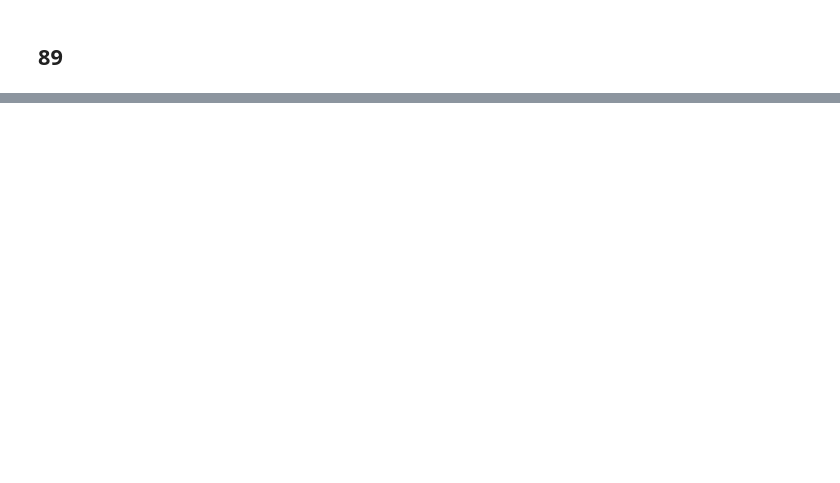
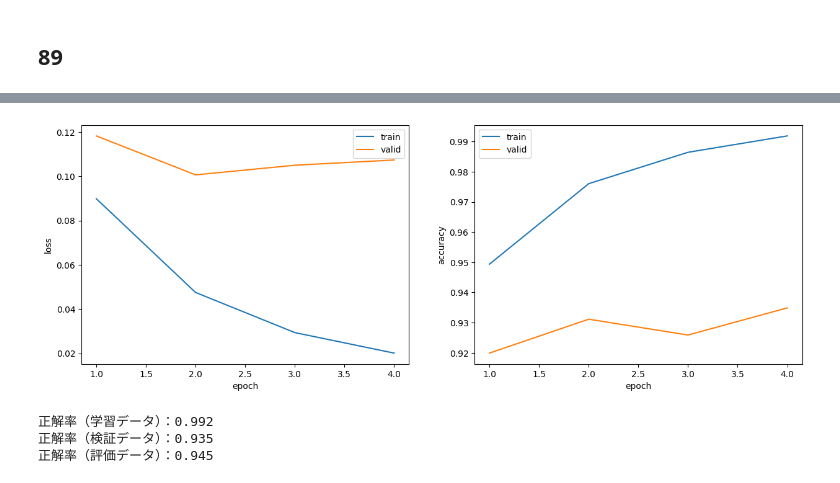
Before and after one commit to tmu-nlp/100knock2023, a Jupyter notebook: souto/chapter09/Chatpter09.ipynb, the cells around one changed output, grey strips where cells are left out. Saved outputs shown, nothing was run; the diff lists cells and outputs as text; code cells hidden in the pictures; blank space fills up the shorter version.

```diff
--- a/souto/chapter09/Chatpter09.ipynb
+++ b/souto/chapter09/Chatpter09.ipynb
@@ -574,0 +1090,22 @@ print(f'正解率（評価データ）：{acc_test:.3f}')
+# %%
+# パラメータの設定
+DROP_RATE = 0.4
+OUTPUT_SIZE = 4
+BATCH_SIZE = 32
+NUM_EPOCHS = 4
+LEARNING_RATE = 2e-5
+
+# モデルの定義
+model = BERTClass(DROP_RATE, OUTPUT_SIZE)
+
+# 損失関数の定義
+criterion = torch.nn.BCEWithLogitsLoss()
+
+# オプティマイザの定義
+optimizer = torch.optim.AdamW(params=model.parameters(), lr=LEARNING_RATE)
+
+# デバイスの指定
+device = 'cuda' if cuda.is_available() else 'cpu'
+
+# モデルの学習
+log = train_model(dataset_train, dataset_valid, BATCH_SIZE, model, criterion, optimizer, NUM_EPOCHS, device=device)
@@ -574,0 +1120,49 @@ print(f'正解率（評価データ）：{acc_test:.3f}')
+# %%
+# ログの可視化
+x_axis = [x for x in range(1, len(log['train']) + 1)]
+fig, ax = plt.subplots(1, 2, figsize=(15, 5))
+ax[0].plot(x_axis, np.array(log['train']).T[0], label='train')
+ax[0].plot(x_axis, np.array(log['valid']).T[0], label='valid')
+ax[0].set_xlabel('epoch')
+ax[0].set_ylabel('loss')
+ax[0].legend()
+ax[1].plot(x_axis, np.array(log['train']).T[1], label='train')
+ax[1].plot(x_axis, np.array(log['valid']).T[1], label='valid')
+ax[1].set_xlabel('epoch')
+ax[1].set_ylabel('accuracy')
+ax[1].legend()
+plt.show()
+# %% [output]
+[figure, added]
+# %%
+# 正解率の算出
+def calculate_accuracy(model, dataset, device):
+  # Dataloaderの作成
+  loader = DataLoader(dataset, batch_size=len(dataset), shuffle=False)
+
+  model.eval()
+  total = 0
+  correct = 0
+  with torch.no_grad():
+    for data in loader:
+      # デバイスの指定
+      ids = data['ids'].to(device)
+      mask = data['mask'].to(device)
+      labels = data['labels'].to(device)
+
+      # 順伝播 + 予測値の取得 + 正解数のカウント
+      outputs = model.forward(ids, mask)
+      pred = torch.argmax(outputs, dim=-1).cpu().numpy()
+      labels = torch.argmax(labels, dim=-1).cpu().numpy()
+      total += len(labels)
+      correct += (pred == labels).sum().item()
+
+  return correct / total
+
+print(f'正解率（学習データ）：{calculate_accuracy(model, dataset_train, device):.3f}')
+print(f'正解率（検証データ）：{calculate_accuracy(model, dataset_valid, device):.3f}')
+print(f'正解率（評価データ）：{calculate_accuracy(model, dataset_test, device):.3f}')
+# %% [output]
+正解率（学習データ）：0.992
+正解率（検証データ）：0.935
+正解率（評価データ）：0.945
```
Also changed, not shown: parts of 29 cells of this notebook, 5 other files.
